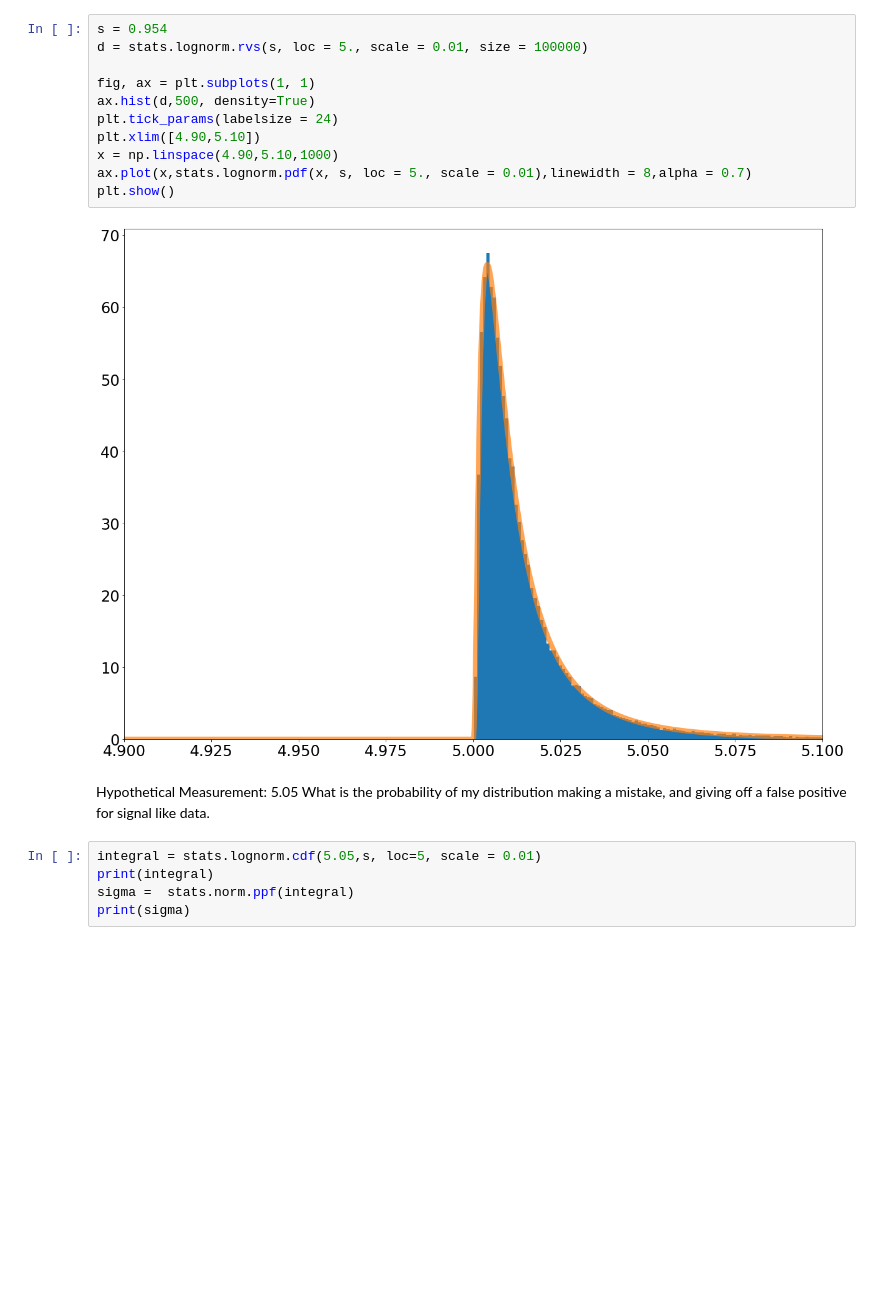
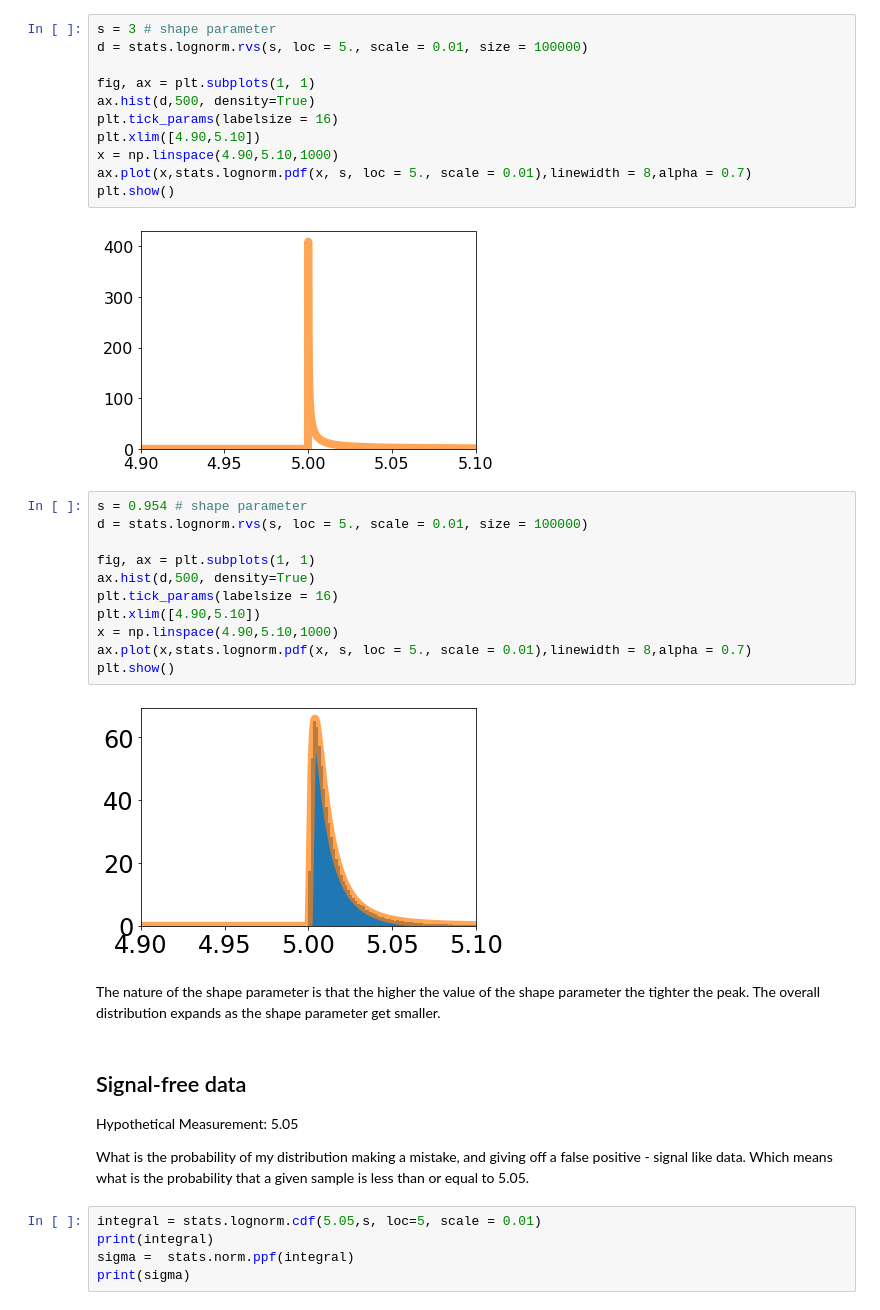
Before and after one commit to IgorBanin/Phys434, a Jupyter notebook: Lab1.ipynb, the cells around one changed output. Drawn from its saved outputs; the diff is of its cells as text; blank space fills up the shorter version.

```diff
--- a/Lab1.ipynb
+++ b/Lab1.ipynb
@@ -21,19 +39,36 @@ The negative sign in the ppf means that the sigma value is less than the mean.
+# %%
+s = 3 # shape parameter
+d = stats.lognorm.rvs(s, loc = 5., scale = 0.01, size = 100000)
+
+fig, ax = plt.subplots(1, 1)
+ax.hist(d,500, density=True)
+plt.tick_params(labelsize = 16)
+plt.xlim([4.90,5.10])
+x = np.linspace(4.90,5.10,1000)
+ax.plot(x,stats.lognorm.pdf(x, s, loc = 5., scale = 0.01),linewidth = 8,alpha = 0.7)
+plt.show()
+# %% [output]
+[figure, added]
 # %%
-s = 0.954
+s = 0.954 # shape parameter
 d = stats.lognorm.rvs(s, loc = 5., scale = 0.01, size = 100000)
 
 fig, ax = plt.subplots(1, 1)
 ax.hist(d,500, density=True)
-plt.tick_params(labelsize = 24)
+plt.tick_params(labelsize = 16)
 plt.xlim([4.90,5.10])
 x = np.linspace(4.90,5.10,1000)
 ax.plot(x,stats.lognorm.pdf(x, s, loc = 5., scale = 0.01),linewidth = 8,alpha = 0.7)
 plt.show()
 # %% [output]
-[figure, old version]
+[figure, new version]
+# %% [markdown]
+The nature of the shape parameter is that the higher the value of the shape parameter the tighter the peak. The overall distribution expands as the shape parameter get smaller.
 # %% [markdown]
+## Signal-free data
 Hypothetical Measurement: 5.05
-What is the probability of my distribution making a mistake, and giving off a false positive for signal like data.
+
+What is the probability of my distribution making a mistake, and giving off a false positive - signal like data. Which means what is the probability that a given sample is less than or equal to 5.05.
 # %%
 integral = stats.lognorm.cdf(5.05,s, loc=5, scale = 0.01)
 print(integral)
```
Also changed, not shown: parts of 14 cells of this notebook.
